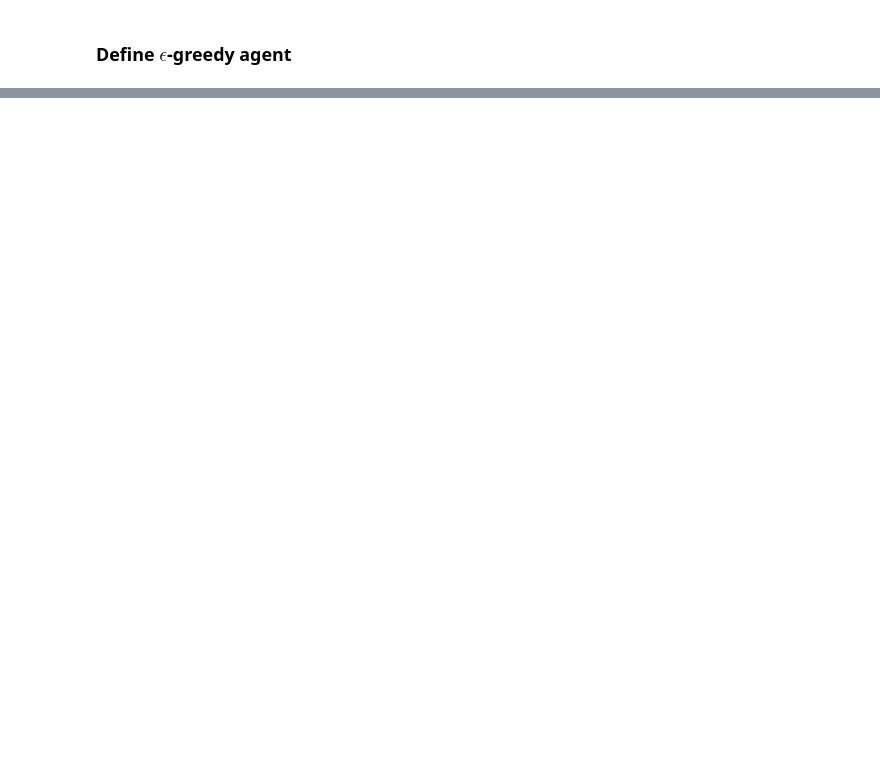
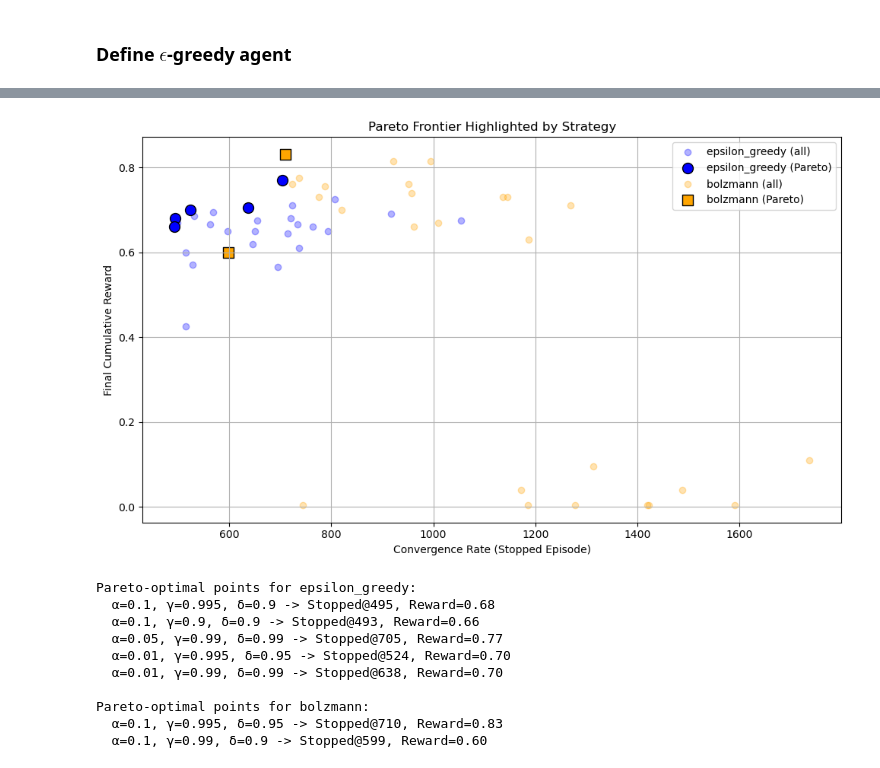
Before and after one commit to youngpark-POS/InteractiveML, a Jupyter notebook: Ass2-JiwooHongYeongjaeParkYoonhyeokLee.ipynb, the cells around one changed output, grey strips where cells are left out. Saved outputs shown, nothing was run; the diff lists cells and outputs as text; code cells hidden in the pictures; blank space fills up the shorter version.

```diff
--- a/Ass2-JiwooHongYeongjaeParkYoonhyeokLee.ipynb
+++ b/Ass2-JiwooHongYeongjaeParkYoonhyeokLee.ipynb
@@ -161,2 +616,78 @@ FFFG
+# %%
+import matplotlib.pyplot as plt
+
+# Define the same Pareto computation function
+def is_pareto_efficient(points):
+    n = points.shape[0]
+    is_efficient = np.ones(n, dtype=bool)
+    for i in range(n):
+        for j in range(n):
+            if (points[j][0] <= points[i][0] and points[j][1] >= points[i][1]) and \
+               (points[j][0] < points[i][0] or points[j][1] > points[i][1]):
+                is_efficient[i] = False
+                break
+    return is_efficient
+
+# Recompute Pareto points manually
+strategy_names = ["epsilon_greedy", "bolzmann"]
+pareto_points_by_strategy = {}
+
+for strategy in strategy_names:
+    data = global_results[strategy]
+    points = np.array([
+        [r['stopped_episode'], r['final_cumulative_reward']]
+        for r in data
+    ])
+    mask = is_pareto_efficient(points)
+    pareto_points_by_strategy[strategy] = [data[i] for i in range(len(data)) if mask[i]]
+
+# Plot again with Pareto highlighting
+plt.figure(figsize=(10, 6))
+
+colors = {'epsilon_greedy': 'blue', 'bolzmann': 'orange'}
+markers = {'epsilon_greedy': 'o', 'bolzmann': 's'}
+
+for strategy in strategy_names:
+    results = global_results[strategy]
+    pareto_results = pareto_points_by_strategy[strategy]
+
+    # Plot all results (light)
+    x_all = [r['stopped_episode'] for r in results]
+    y_all = [r['final_cumulative_reward'] for r in results]
+    plt.scatter(x_all, y_all, color=colors[strategy], alpha=0.3, label=f"{strategy} (all)")
+
+    # Highlight Pareto results
+    x_pareto = [r['stopped_episode'] for r in pareto_results]
+    y_pareto = [r['final_cumulative_reward'] for r in pareto_results]
+    plt.scatter(x_pareto, y_pareto, color=colors[strategy], marker=markers[strategy],
+                edgecolor='black', s=100, label=f"{strategy} (Pareto)")
+
+plt.xlabel("Convergence Rate (Stopped Episode)")
+plt.ylabel("Final Cumulative Reward")
+plt.title("Pareto Frontier Highlighted by Strategy")
+plt.grid(True)
+plt.legend()
+plt.tight_layout()
+plt.show()
+
+# Print Pareto-optimal points in the console for both strategies
+for strategy in strategy_names:
+    print(f"Pareto-optimal points for {strategy}:")
+    for r in pareto_points_by_strategy[strategy]:
+        print(f"  α={r['alpha']}, γ={r['gamma']}, δ={r['decay_rate']} -> "
+              f"Stopped@{r['stopped_episode']}, Reward={r['final_cumulative_reward']:.2f}")
+    print()
+# %% [output]
+[figure, added]
+Pareto-optimal points for epsilon_greedy:
+  α=0.1, γ=0.995, δ=0.9 -> Stopped@495, Reward=0.68
+  α=0.1, γ=0.9, δ=0.9 -> Stopped@493, Reward=0.66
+  α=0.05, γ=0.99, δ=0.99 -> Stopped@705, Reward=0.77
+  α=0.01, γ=0.995, δ=0.95 -> Stopped@524, Reward=0.70
+  α=0.01, γ=0.99, δ=0.99 -> Stopped@638, Reward=0.70
+
+Pareto-optimal points for bolzmann:
+  α=0.1, γ=0.995, δ=0.95 -> Stopped@710, Reward=0.83
+  α=0.1, γ=0.99, δ=0.9 -> Stopped@599, Reward=0.60
 # %% [markdown]
 TODO
```
Also changed, not shown: parts of 18 cells of this notebook.
